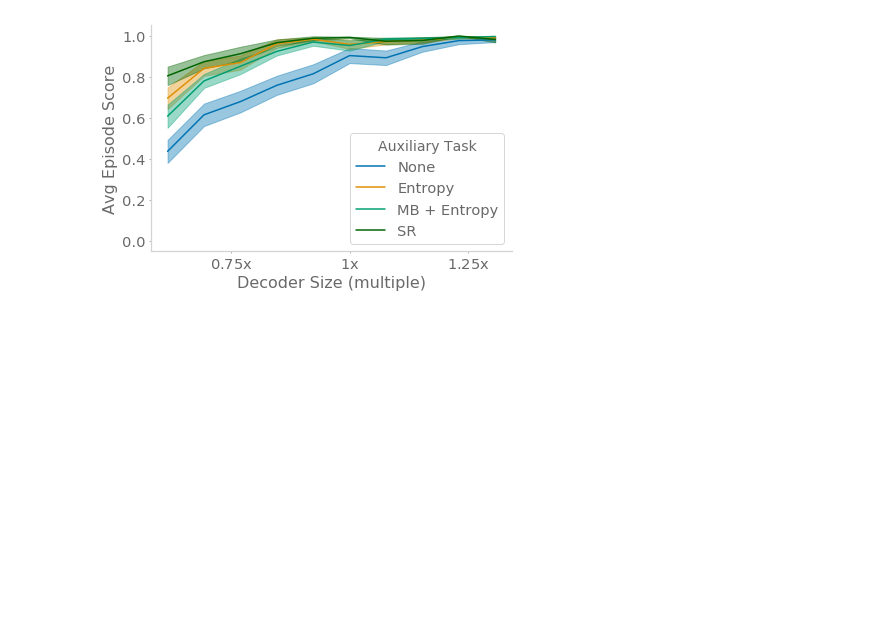
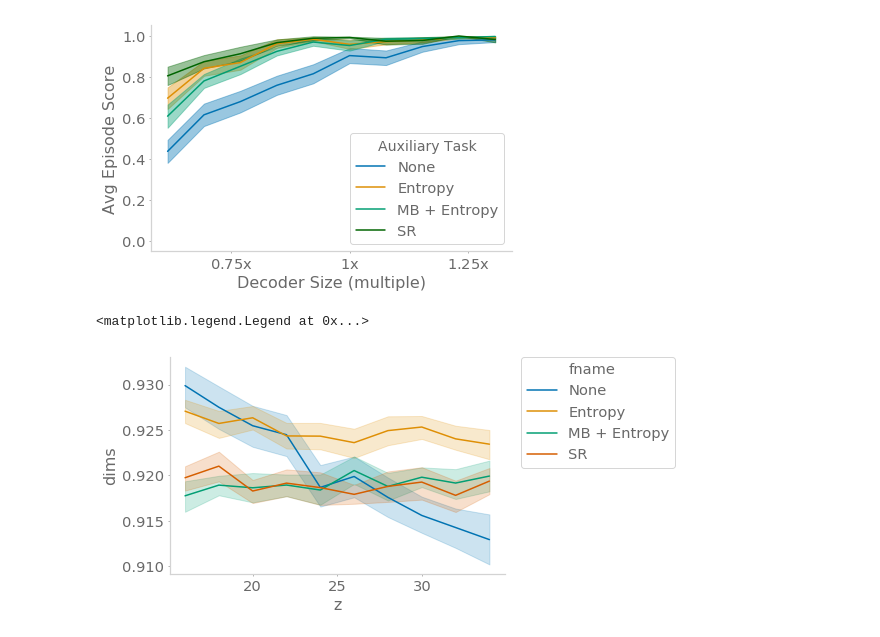
Before and after one commit to chingf/auxrl, a Jupyter notebook: notebooks/analyse_foraging_summary_statistics.ipynb, the cells around one changed output. Drawn from its saved outputs; the diff is of its cells as text; code cells hidden in the pictures; blank space fills up the shorter version.

```diff
--- a/notebooks/analyse_foraging_summary_statistics.ipynb
+++ b/notebooks/analyse_foraging_summary_statistics.ipynb
@@ -114,7 +82,7 @@ for z in zs:
 # %% [markdown]
 # Transfer Results
 # %%
-zs = [16, 18, 20, 22, 24, 26, 28, 30, 32, 34] #np.arange(14, 32)
+zs = np.arange(10, 26) #[16, 18, 20, 22, 24, 26, 28, 30, 32, 34] #np.arange(14, 32)
 # %%
 engram_dir = '/mnt/smb/locker/aronov-locker/Ching/rl/'
 # %%
@@ -123,10 +91,10 @@ transfer_data = {
     'fname': [], 'z': [], 'steps': []
     }
 for z in zs:
-    if z == 26:
-        transfer_dir = f'transfer_sr_dm_dim{z}'
-    else:
-        transfer_dir = f'transfer_srSize_dm_dim{z}'
+#     if z == 26:
+#         transfer_dir = f'transfer_sr_dm_dim{z}'
+#     else:
+    transfer_dir = f'bottleneck_dm_dim{z}'
     transfer_dir = f'{engram_dir}pickles/{transfer_dir}/'
     if not os.path.exists(transfer_dir):
         continue
@@ -282,3 +221,12 @@ plotA(taskA_df, 'performance', 35, smooth_line=True, smooth_n=3,
      colors=['C0', 'C1', 'C2', 'darkgreen'])
 # %% [output]
 [figure]
+# %%
+plot_df = taskA_df[taskA_df['epochs']==35]
+sns.lineplot(y='dims', x='z', hue='fname',
+    data=plot_df,
+    hue_order=['None', 'Entropy', 'MB + Entropy', 'SR'])
+plt.legend(bbox_to_anchor=(1.05, 1), loc='upper left', borderaxespad=0)
+# %% [output]
+<matplotlib.legend.Legend at 0x...>
+[figure, added]
```
Also changed, not shown: parts of 4 cells of this notebook, 5 other files.
